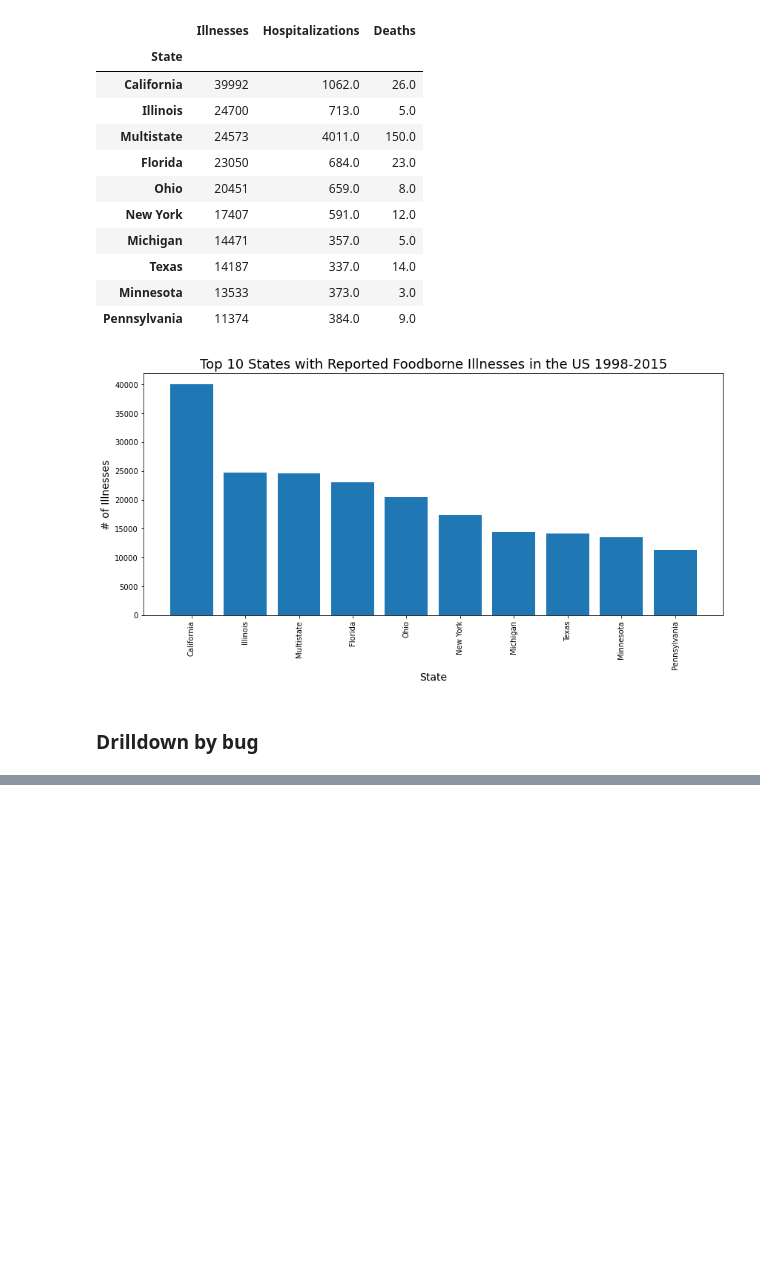
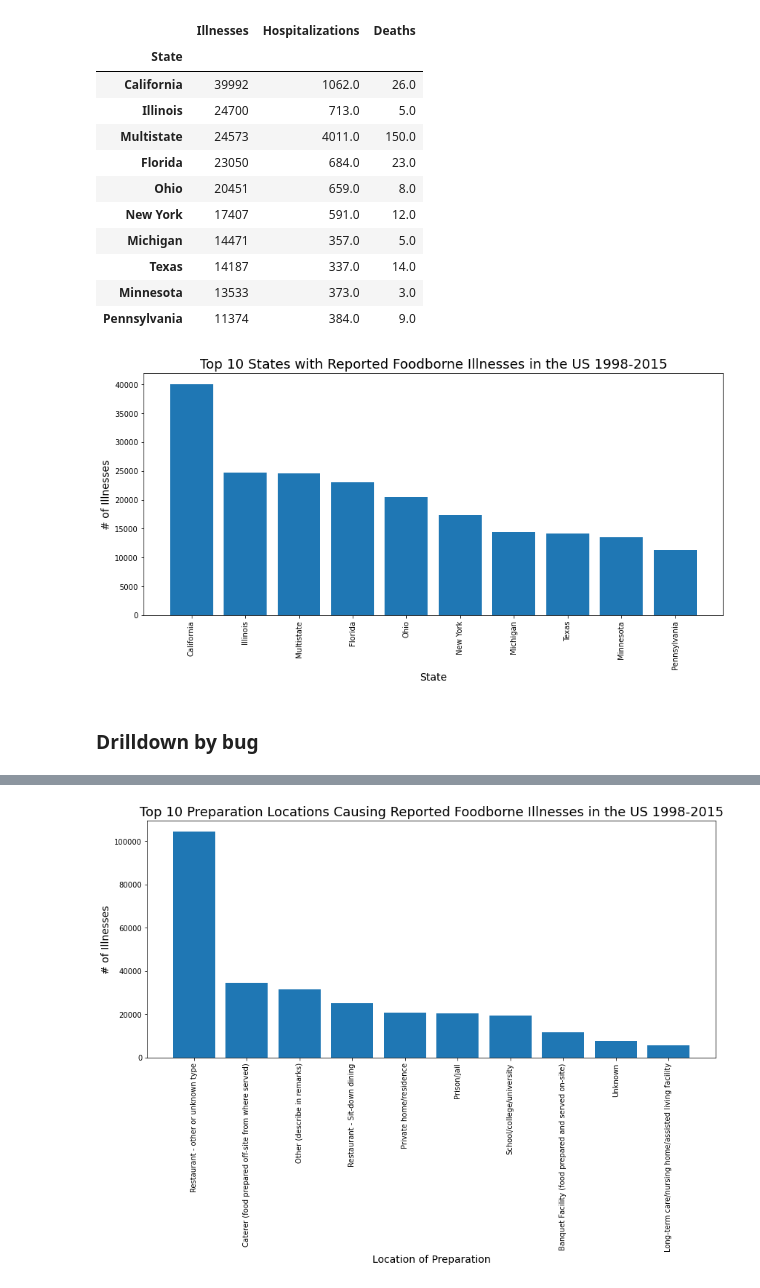
Before and after one commit to Aniastiti/Foodborne_Illness, a Jupyter notebook: notebooks/cdc_occurence_data.ipynb, the cells around one changed output, grey strips where cells are left out. Saved outputs shown, nothing was run; the diff lists cells and outputs as text; code cells hidden in the pictures; blank space fills up the shorter version.

```diff
--- a/notebooks/cdc_occurence_data.ipynb
+++ b/notebooks/cdc_occurence_data.ipynb
@@ -345,0 +490,5 @@ plt.title('Top 10 Organisms Causing Reported Foodborne Illnesses in the US 1998-
+# %%
+loc_prep_df=occur_df.groupby(by='Location of Preparation').sum()
+loc_prep_df=loc_prep_df.drop(columns='Month').drop(columns='Year')
+loc_prep_df=loc_prep_df.sort_values('Illnesses', ascending=False).head(10)
+loc_prep_df
@@ -345,0 +508,10 @@ plt.title('Top 10 Organisms Causing Reported Foodborne Illnesses in the US 1998-
+# %%
+plt.figure(figsize=(14,6))
+plt.bar(loc_prep_df.index.values, loc_prep_df['Illnesses'])
+
+plt.xticks(loc_prep_df.index.values, rotation=90)
+plt.xlabel('Location of Preparation', fontsize=14)
+plt.ylabel("# of Illnesses", fontsize=14)
+plt.title('Top 10 Preparation Locations Causing Reported Foodborne Illnesses in the US 1998-2015', fontsize=18);
+# %% [output]
+[figure, added]
```
Also changed, not shown: parts of 23 cells of this notebook, 1 other file.
